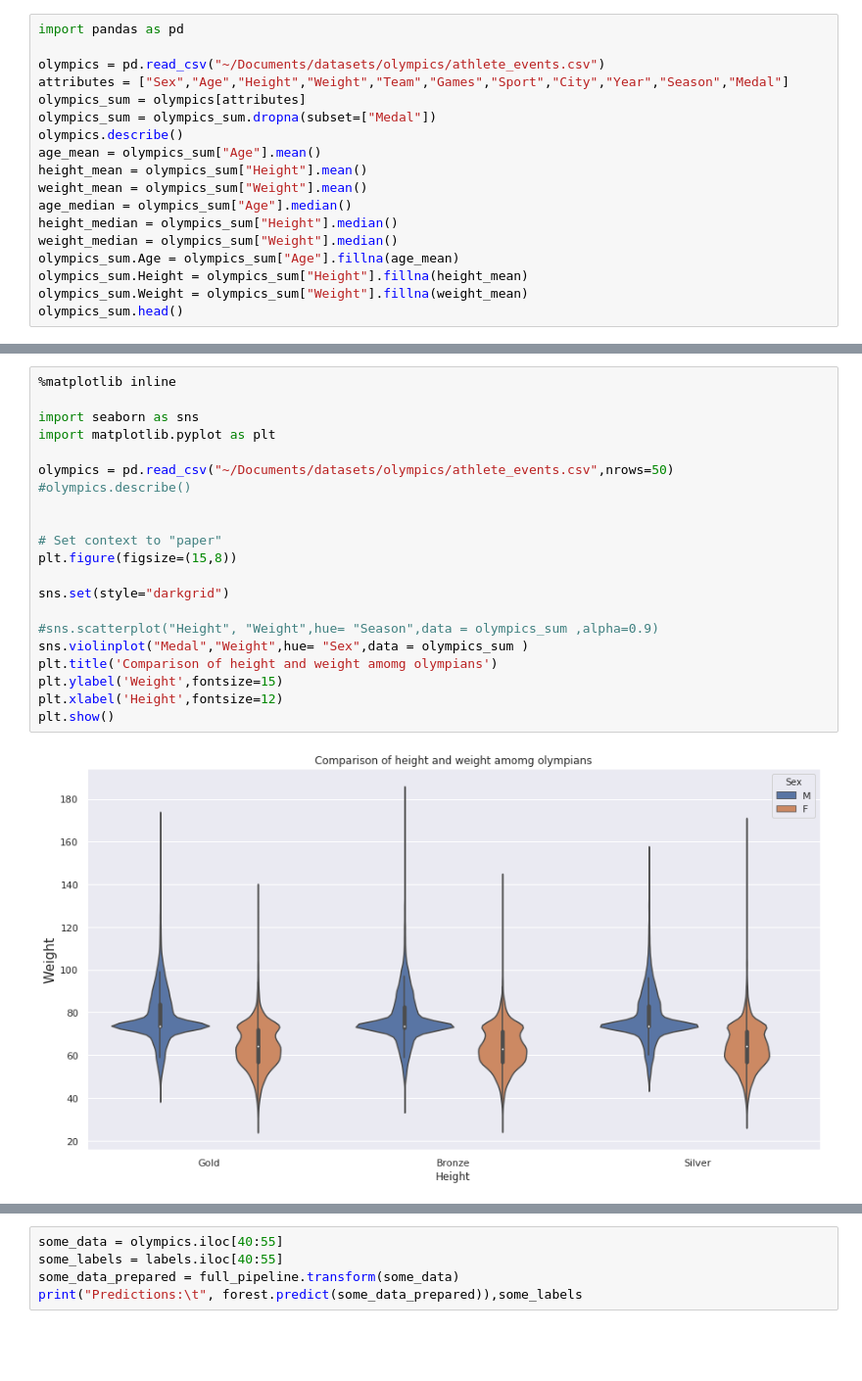
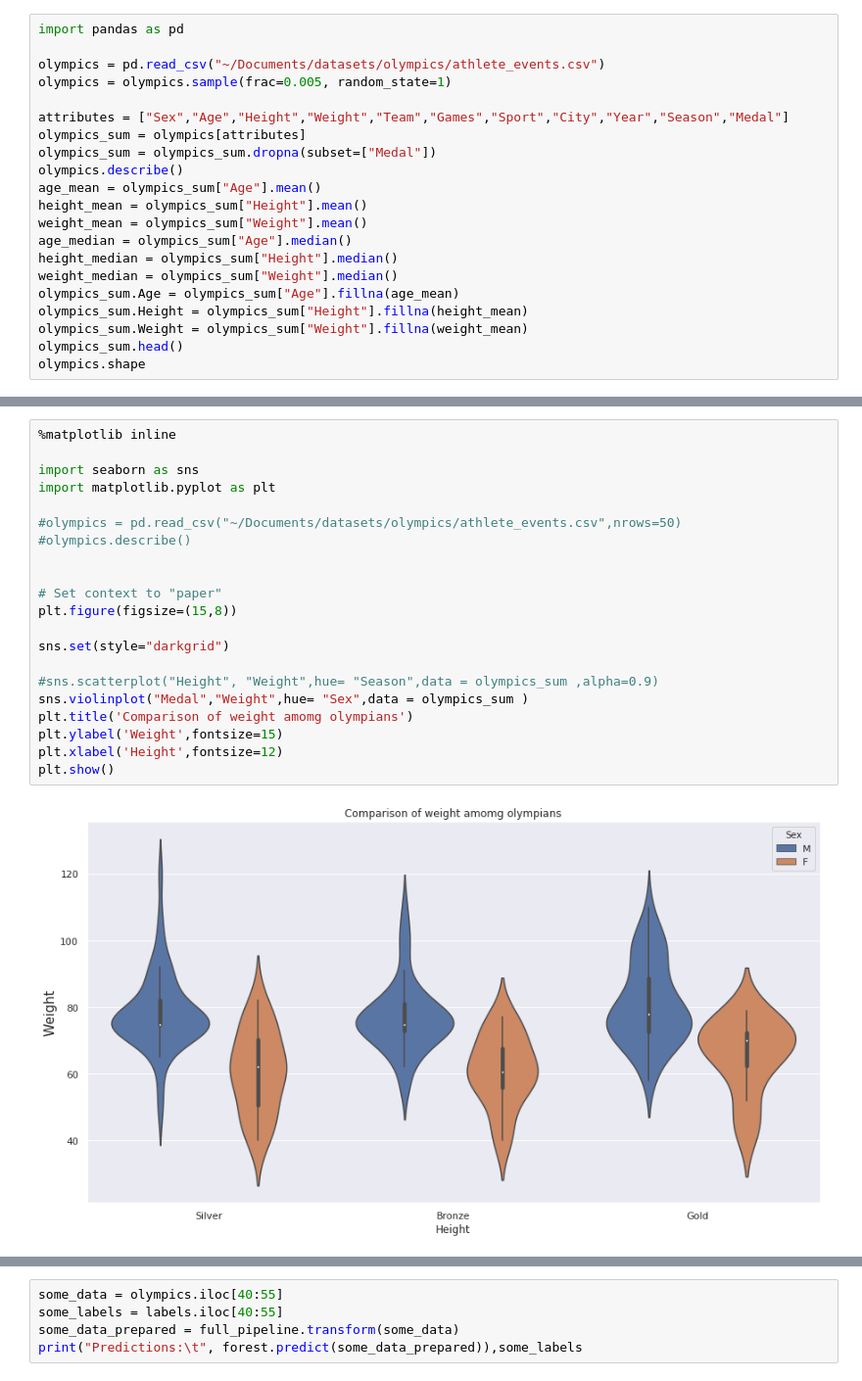
Before and after one commit to nassersaazi/ml_models, a Jupyter notebook: sports.ipynb, the cells around one changed output, grey strips where cells are left out. Shown at 98% size. Saved outputs shown, nothing was run; the diff lists cells and outputs as text; blank space fills up the shorter version.

Commit message:
More Visualisation

```diff
--- a/sports.ipynb
+++ b/sports.ipynb
@@ -2,6 +2,8 @@
 import pandas as pd
 
 olympics = pd.read_csv("~/Documents/datasets/olympics/athlete_events.csv")
+olympics = olympics.sample(frac=0.005, random_state=1)
+
 attributes = ["Sex","Age","Height","Weight","Team","Games","Sport","City","Year","Season","Medal"]
 olympics_sum = olympics[attributes]
 olympics_sum = olympics_sum.dropna(subset=["Medal"])
@@ -16,4 +18,5 @@ olympics_sum.Age = olympics_sum["Age"].fillna(age_mean)
 olympics_sum.Height = olympics_sum["Height"].fillna(height_mean)
 olympics_sum.Weight = olympics_sum["Weight"].fillna(weight_mean)
 olympics_sum.head()
+olympics.shape
 # %% [output]
@@ -76,26 +74,26 @@ print(confusion_matrix(y_test, pred_rfc))
 # %%
 %matplotlib inline
 
 import seaborn as sns
 import matplotlib.pyplot as plt
 
-olympics = pd.read_csv("~/Documents/datasets/olympics/athlete_events.csv",nrows=50)
+#olympics = pd.read_csv("~/Documents/datasets/olympics/athlete_events.csv",nrows=50)
 #olympics.describe()
 
 
 # Set context to "paper"
 plt.figure(figsize=(15,8))
 
 sns.set(style="darkgrid")
 
 #sns.scatterplot("Height", "Weight",hue= "Season",data = olympics_sum ,alpha=0.9)
 sns.violinplot("Medal","Weight",hue= "Sex",data = olympics_sum )
-plt.title('Comparison of height and weight amomg olympians')
+plt.title('Comparison of weight amomg olympians')
 plt.ylabel('Weight',fontsize=15)
 plt.xlabel('Height',fontsize=12)
 plt.show()
 # %% [output]
-[figure, old version]
+[figure, new version]
 # %%
 corr_matrix = olympics_sum.corr()
 corr_matrix["Height"].sort_values(ascending=False)
```
Also changed, not shown: parts of 51 cells of this notebook, 1 other file.
